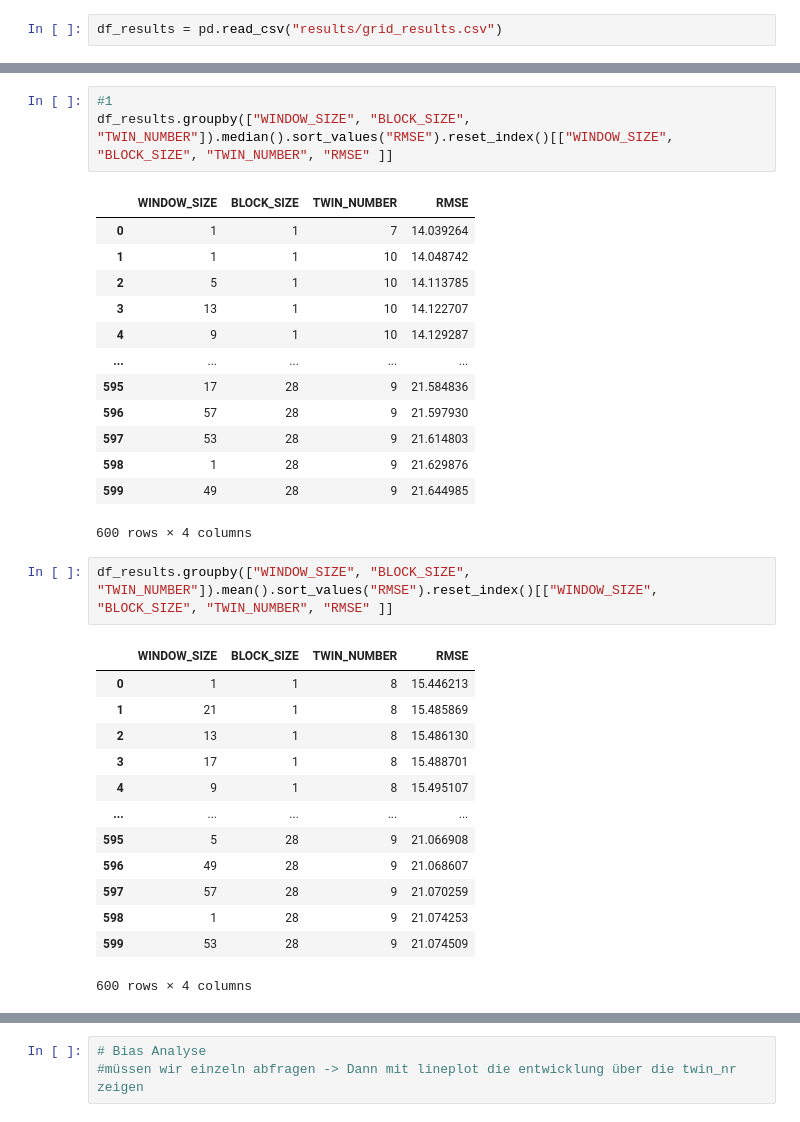
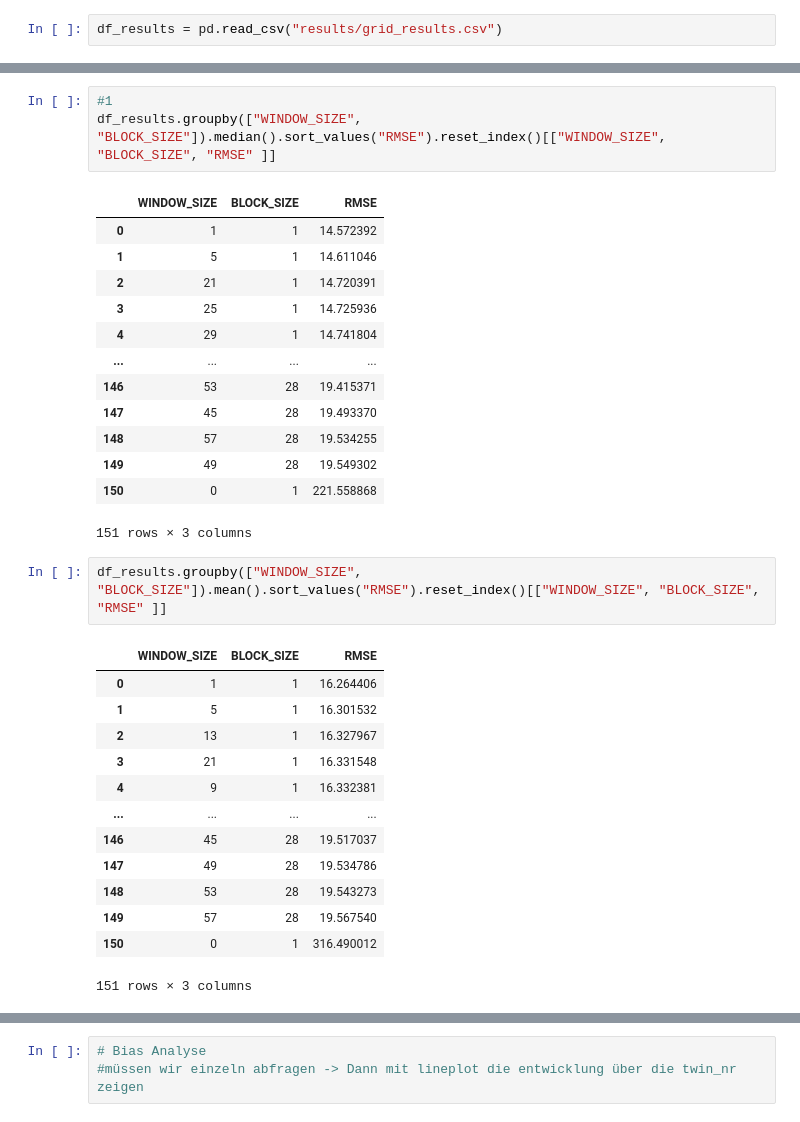
Before and after one commit to chrisnhr/Diplom, a Jupyter notebook: bootstrapping.ipynb, the cells around one changed output, grey strips where cells are left out. Drawn from its saved outputs; the diff is of its cells as text.

```diff
--- a/bootstrapping.ipynb
+++ b/bootstrapping.ipynb
@@ -100,36 +105,36 @@ df_results.head()
 # %%
 #1
-df_results.groupby(["WINDOW_SIZE", "BLOCK_SIZE", "TWIN_NUMBER"]).median().sort_values("RMSE").reset_index()[["WINDOW_SIZE", "BLOCK_SIZE", "TWIN_NUMBER", "RMSE" ]]
+df_results.groupby(["WINDOW_SIZE", "BLOCK_SIZE"]).median().sort_values("RMSE").reset_index()[["WINDOW_SIZE", "BLOCK_SIZE", "RMSE" ]]
 # %% [output]
-|  | WINDOW_SIZE | BLOCK_SIZE | TWIN_NUMBER | RMSE |
-| 0 | 1 | 1 | 7 | 14.039264 |
-| 1 | 1 | 1 | 10 | 14.048742 |
-| 2 | 5 | 1 | 10 | 14.113785 |
-| 3 | 13 | 1 | 10 | 14.122707 |
-| 4 | 9 | 1 | 10 | 14.129287 |
-| ... | ... | ... | ... | ... |
-| 595 | 17 | 28 | 9 | 21.584836 |
-| 596 | 57 | 28 | 9 | 21.597930 |
-| 597 | 53 | 28 | 9 | 21.614803 |
-| 598 | 1 | 28 | 9 | 21.629876 |
-| 599 | 49 | 28 | 9 | 21.644985 |
+|  | WINDOW_SIZE | BLOCK_SIZE | RMSE |
+| 0 | 1 | 1 | 14.572392 |
+| 1 | 5 | 1 | 14.611046 |
+| 2 | 21 | 1 | 14.720391 |
+| 3 | 25 | 1 | 14.725936 |
+| 4 | 29 | 1 | 14.741804 |
+| ... | ... | ... | ... |
+| 146 | 53 | 28 | 19.415371 |
+| 147 | 45 | 28 | 19.493370 |
+| 148 | 57 | 28 | 19.534255 |
+| 149 | 49 | 28 | 19.549302 |
+| 150 | 0 | 1 | 221.558868 |
-600 rows × 4 columns
+151 rows × 3 columns
 # %%
-df_results.groupby(["WINDOW_SIZE", "BLOCK_SIZE", "TWIN_NUMBER"]).mean().sort_values("RMSE").reset_index()[["WINDOW_SIZE", "BLOCK_SIZE", "TWIN_NUMBER", "RMSE" ]]
+df_results.groupby(["WINDOW_SIZE", "BLOCK_SIZE"]).mean().sort_values("RMSE").reset_index()[["WINDOW_SIZE", "BLOCK_SIZE", "RMSE" ]]
 # %% [output]
-|  | WINDOW_SIZE | BLOCK_SIZE | TWIN_NUMBER | RMSE |
-| 0 | 1 | 1 | 8 | 15.446213 |
-| 1 | 21 | 1 | 8 | 15.485869 |
-| 2 | 13 | 1 | 8 | 15.486130 |
-| 3 | 17 | 1 | 8 | 15.488701 |
-| 4 | 9 | 1 | 8 | 15.495107 |
-| ... | ... | ... | ... | ... |
-| 595 | 5 | 28 | 9 | 21.066908 |
-| 596 | 49 | 28 | 9 | 21.068607 |
-| 597 | 57 | 28 | 9 | 21.070259 |
-| 598 | 1 | 28 | 9 | 21.074253 |
-| 599 | 53 | 28 | 9 | 21.074509 |
+|  | WINDOW_SIZE | BLOCK_SIZE | RMSE |
+| 0 | 1 | 1 | 16.264406 |
+| 1 | 5 | 1 | 16.301532 |
+| 2 | 13 | 1 | 16.327967 |
+| 3 | 21 | 1 | 16.331548 |
+| 4 | 9 | 1 | 16.332381 |
+| ... | ... | ... | ... |
+| 146 | 45 | 28 | 19.517037 |
+| 147 | 49 | 28 | 19.534786 |
+| 148 | 53 | 28 | 19.543273 |
+| 149 | 57 | 28 | 19.567540 |
+| 150 | 0 | 1 | 316.490012 |
-600 rows × 4 columns
+151 rows × 3 columns
 # %%
 #2 größten ausreißer
 df_results.groupby(["TEST_ITEM_COMMUNICATIONKEY"]).mean().sort_values("RMSE", ascending=False).reset_index()[["TEST_ITEM_COMMUNICATIONKEY", "RMSE"]]
```
Also changed, not shown: parts of 4 cells of this notebook, 3 other files.
